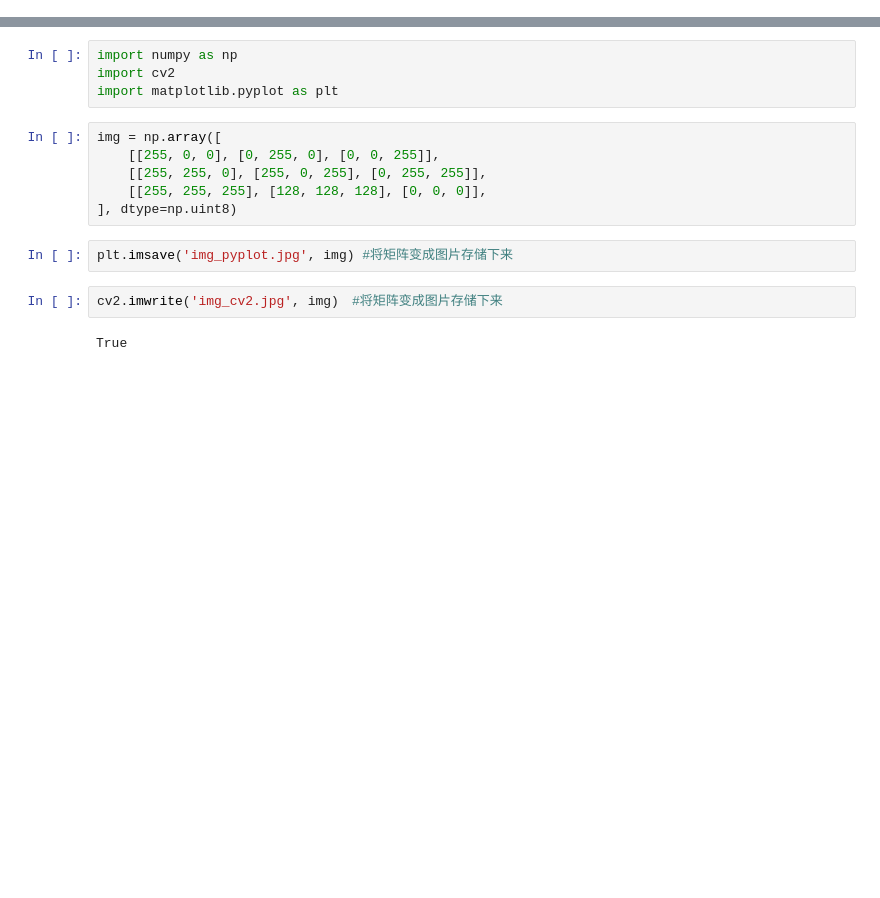
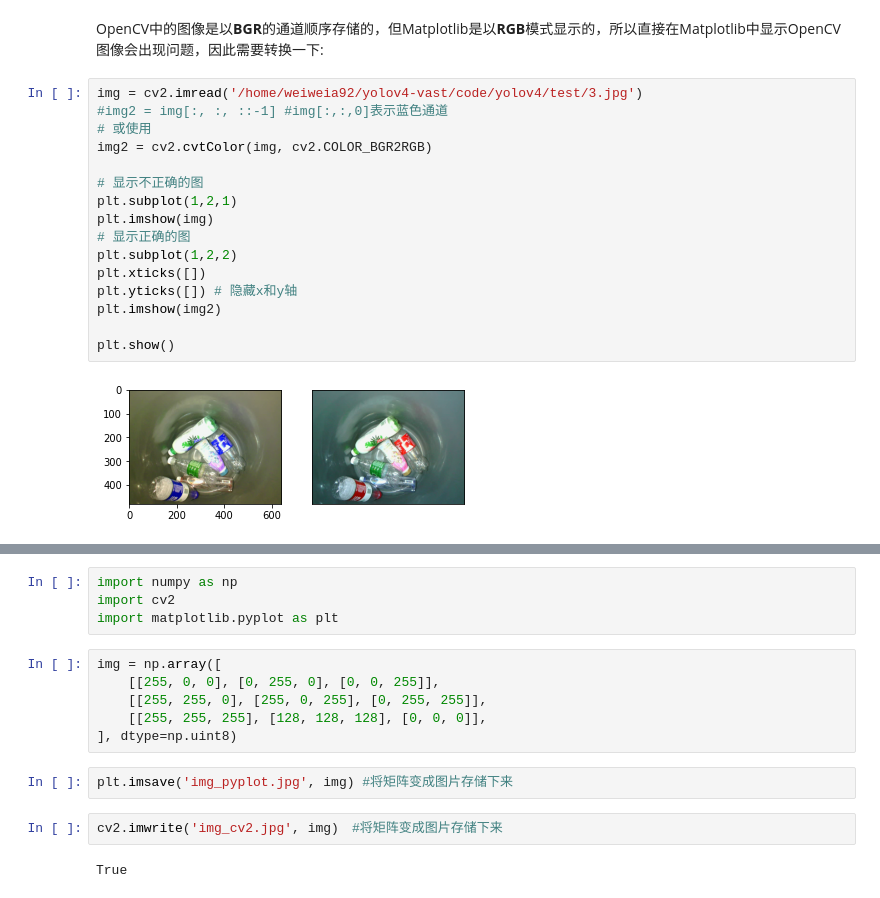
Before and after one commit to weiweia92/Learning-Note, a Jupyter notebook: learning_python/opencv.ipynb, the cells around one changed output, grey strips where cells are left out. Cells and saved outputs as stored; diff of their text form; blank space fills up the shorter version.

```diff
--- a/learning_python/opencv.ipynb
+++ b/learning_python/opencv.ipynb
@@ -0,0 +16,20 @@
+# %% [markdown]
+OpenCV中的图像是以**BGR**的通道顺序存储的，但Matplotlib是以**RGB**模式显示的，所以直接在Matplotlib中显示OpenCV图像会出现问题，因此需要转换一下:
+# %%
+img = cv2.imread('/home/weiweia92/yolov4-vast/code/yolov4/test/3.jpg')
+#img2 = img[:, :, ::-1] #img[:,:,0]表示蓝色通道
+# 或使用
+img2 = cv2.cvtColor(img, cv2.COLOR_BGR2RGB)
+
+# 显示不正确的图
+plt.subplot(1,2,1)
+plt.imshow(img)
+# 显示正确的图
+plt.subplot(1,2,2)
+plt.xticks([])
+plt.yticks([]) # 隐藏x和y轴
+plt.imshow(img2)
+
+plt.show()
+# %% [output]
+[figure, added]
```
Also changed, not shown: parts of 14 cells of this notebook, 1 other file.
